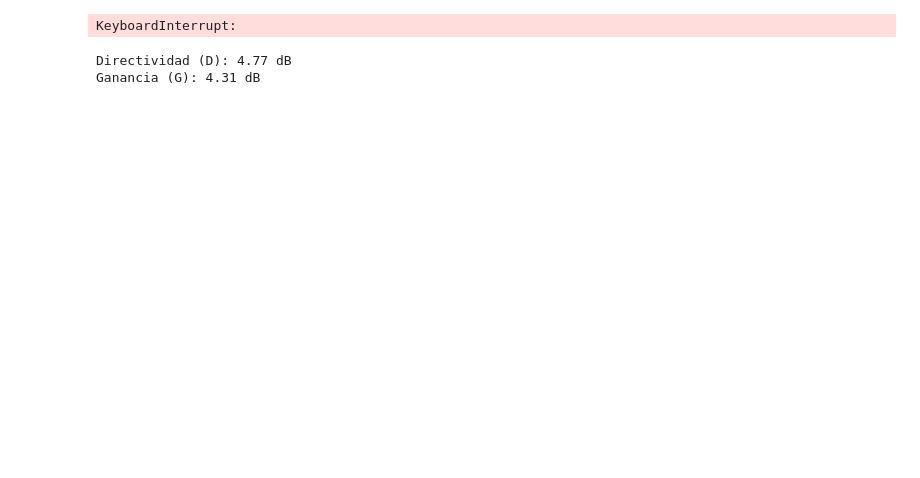
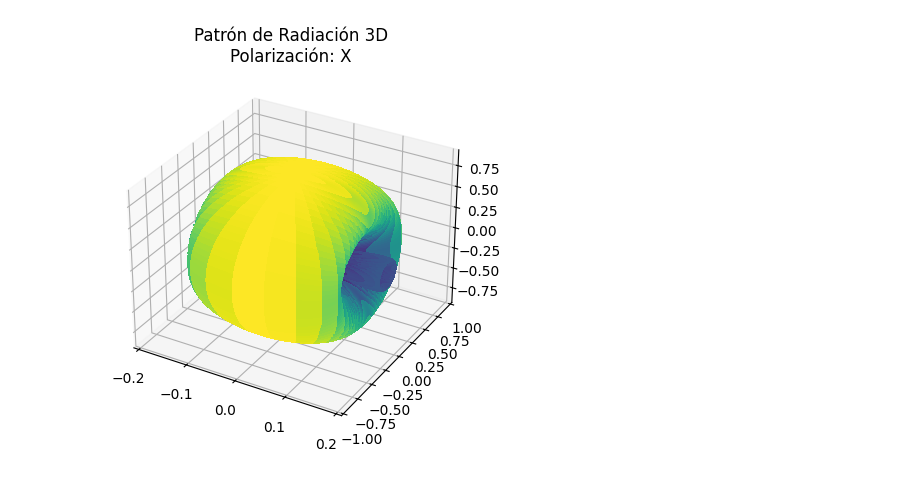
Before and after one commit to jjagerezjimenez/Electromagnetismo_2, a Jupyter notebook: test_dipolos_rot_xyz.ipynb, the cells around one changed output. Saved outputs shown, nothing was run; the diff lists cells and outputs as text; code cells hidden in the pictures; blank space fills up the shorter version.

```diff
--- a/test_dipolos_rot_xyz.ipynb
+++ b/test_dipolos_rot_xyz.ipynb
@@ -251,37 +153,16 @@ def calcular_patron_radiacion_3d(theta, phi, polarizacion):
 # %%
-# Función para graficar el patrón de radiación en 3D
-def plot_patron_radiacion_3d(E_total, theta, phi):
-    # Convertir coordenadas esféricas a cartesianas para graficar en 3D
-    r = np.abs(E_total)
-    x = r * np.sin(theta) * np.cos(phi)
-    y = r * np.sin(theta) * np.sin(phi)
-    z = r * np.cos(theta)
+# Coordenadas esféricas a cartesianas para la gráfica 3D
+r = patron_total_3d
+x = r * np.sin(theta_3d) * np.cos(phi_3d)
+y = r * np.sin(theta_3d) * np.sin(phi_3d)
+z = r * np.cos(theta_3d)
 
-    # Crear el gráfico 3D
-    fig = plt.figure()
-    ax = fig.add_subplot(111, projection='3d')
-
-    # Graficar la superficie
-    surf = ax.plot_surface(x, y, z, facecolors=plt.cm.viridis(r / np.max(r)), rstride=1, cstride=1, alpha=0.9, edgecolor='none')
-
-    # Configuraciones estéticas
-    ax.set_title("Patrón de Radiación 3D")
-    ax.set_xlabel('X')
-    ax.set_ylabel('Y')
-    ax.set_zlabel('Z')
-
-    # Añadir barra de colores, ahora vinculada a la superficie 'surf'
-    fig.colorbar(surf, ax=ax, shrink=0.5, aspect=10, label='Magnitud Normalizada')
-
-    plt.show()
+# Gráfica 3D
+fig = plt.figure()
+ax = fig.add_subplot(111, projection='3d')
+# Para mejorar la visualización, podemos normalizar el radio
+ax.plot_surface(x, y, z, rstride=4, cstride=4, facecolors=plt.cm.viridis(r / np.max(r)), linewidth=0, antialiased=False, shade=False)
+ax.set_title(f'Patrón de Radiación 3D\nPolarización: {polarizacion}')
+plt.show()
+# %% [output]
+[figure, added]
-# %%
-# Seleccionar la polarización ('x', 'y', 'z')
-polarizacion = 'x'
-
-# Calcular el patrón de radiación total para el gráfico 3D
-E_total = calcular_patron_radiacion_3d(theta, phi, polarizacion)
-
-# Graficar el patrón de radiación en 3D
-plot_patron_radiacion_3d(E_total, theta, phi)
-# %% [output]
-KeyboardInterrupt:
@@ -317,11 +168,0 @@ def calcular_ganancia(E_total, theta, phi, efficiency):
-# %%
-# Calcular directividad y ganancia
-D_dB = calcular_directividad(E_total, theta, phi)
-G_dB = calcular_ganancia(E_total, theta, phi, eficiencia)
-
-# Imprimir los resultados
-print(f"Directividad (D): {D_dB:.2f} dB")
-print(f"Ganancia (G): {G_dB:.2f} dB")
-# %% [output]
-Directividad (D): 4.77 dB
-Ganancia (G): 4.31 dB
```
Also changed, not shown: parts of 32 cells of this notebook.
